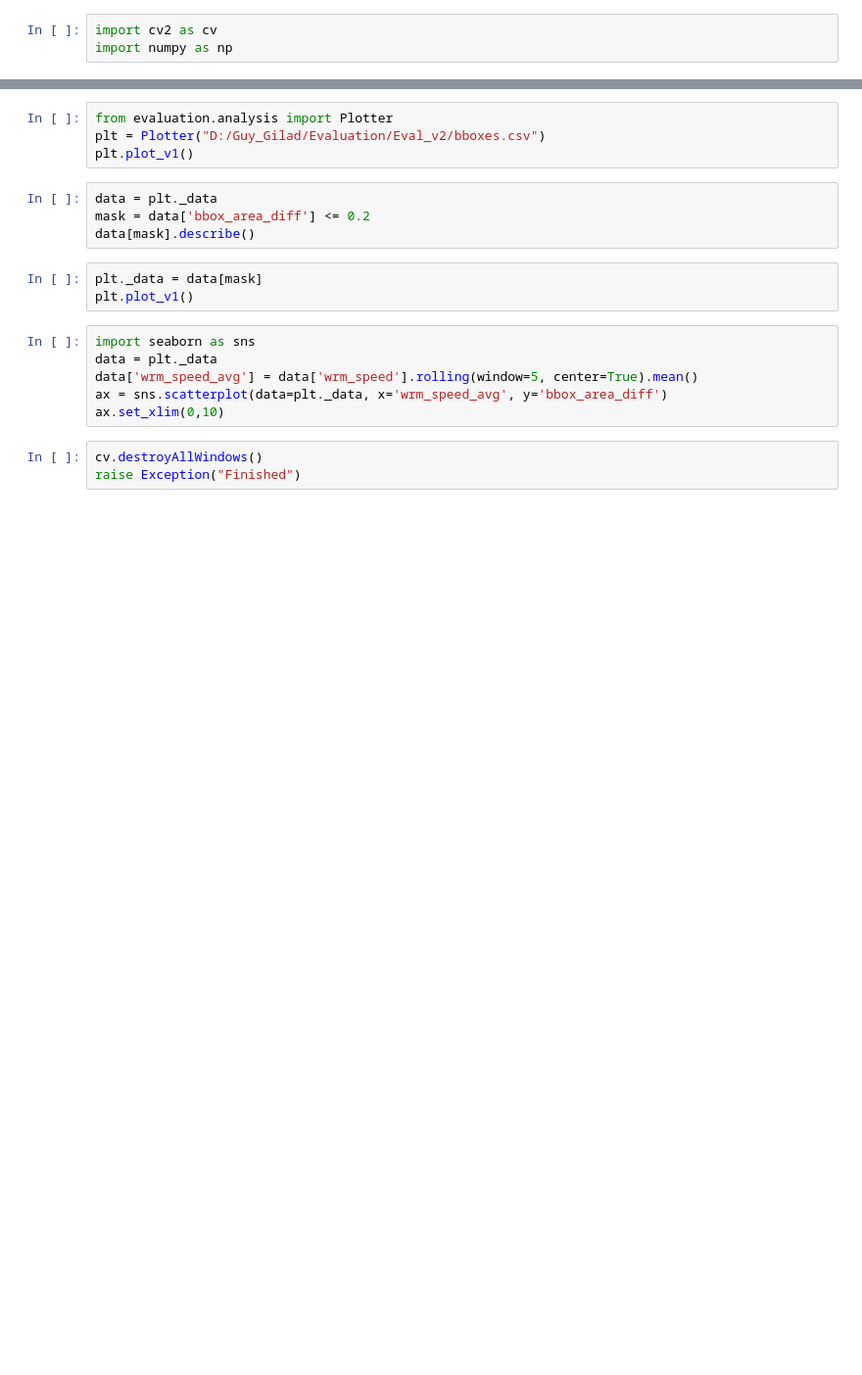
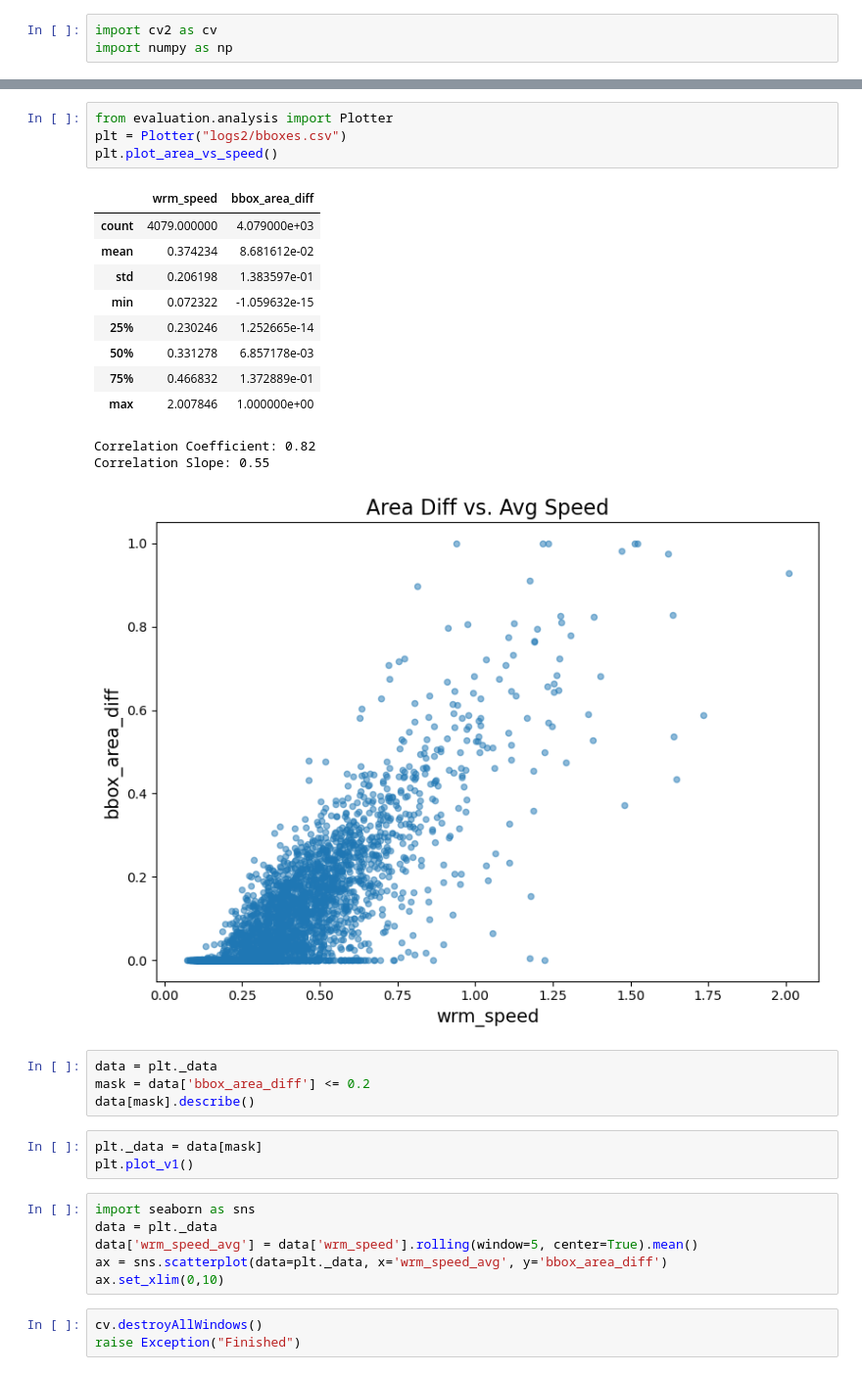
Before and after one commit to giladfrid009/WTracker, a Jupyter notebook: main.ipynb, the cells around one changed output, grey strips where cells are left out. Shown: that part at 98% size. Saved outputs shown, nothing was run; the diff lists cells and outputs as text; blank space fills up the shorter version.

```diff
--- a/main.ipynb
+++ b/main.ipynb
@@ -4,7 +16,20 @@ import numpy as np
 # %%
 from evaluation.analysis import Plotter
-plt = Plotter("D:/Guy_Gilad/Evaluation/Eval_v2/bboxes.csv")
-plt.plot_v1()
+plt = Plotter("logs2/bboxes.csv")
+plt.plot_area_vs_speed()
+# %% [output]
+|  | wrm_speed | bbox_area_diff |
+| count | 4079.000000 | 4.079000e+03 |
+| mean | 0.374234 | 8.681612e-02 |
+| std | 0.206198 | 1.383597e-01 |
+| min | 0.072322 | -1.059632e-15 |
+| 25% | 0.230246 | 1.252665e-14 |
+| 50% | 0.331278 | 6.857178e-03 |
+| 75% | 0.466832 | 1.372889e-01 |
+| max | 2.007846 | 1.000000e+00 |
+Correlation Coefficient: 0.82
+Correlation Slope: 0.55
+[figure, added]
 # %%
 data = plt._data
 mask = data['bbox_area_diff'] <= 0.2
```
Also changed, not shown: parts of 5 cells of this notebook, 3 other files.
